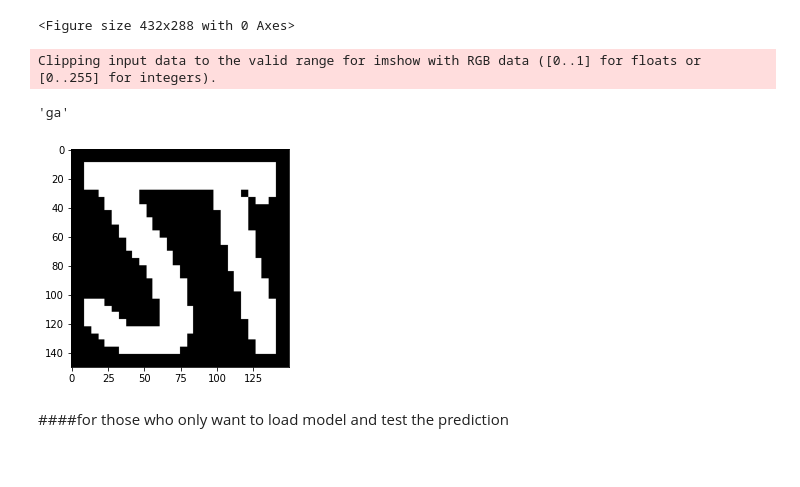
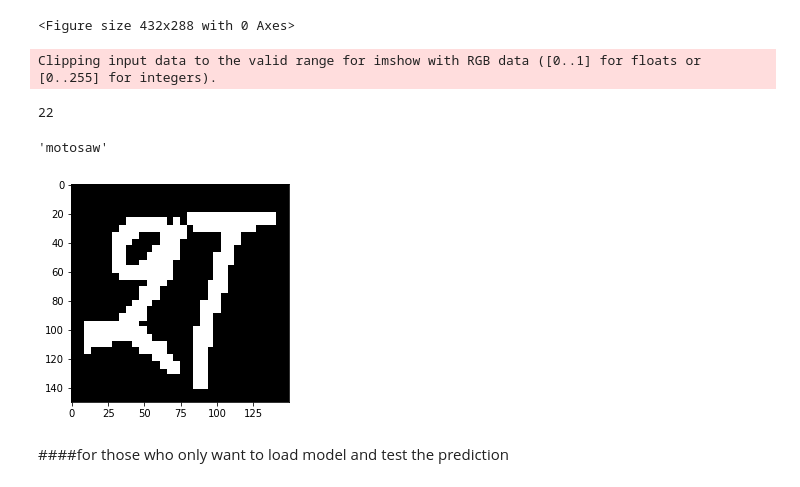
Before and after one commit to rockerritesh/Nepali_devanagari_Classifier, a Jupyter notebook: Nepali_devanagari_Classifier(Ka,Kha,Ga).ipynb, the cells around one changed output. Saved outputs shown, nothing was run; the diff lists cells and outputs as text; code cells hidden in the pictures.

```diff
--- a/Nepali_devanagari_Classifier(Ka,Kha,Ga).ipynb
+++ b/Nepali_devanagari_Classifier(Ka,Kha,Ga).ipynb
@@ -247,28 +247,29 @@ plt.savefig('AccVal_acc')
 # %%
 #letter in Nepali devanagari
 # %%
-a=np.array(['yna','taamatar','thaa','daa','dhaa','adna','tabala','tha','da','dha','ka','na','pa','pha','ba','bha','ma','yaw','ra','la','waw','motosaw','petchiryakha','patalosaw','ha','chhya','tra','gya','ga','gha','kna','cha','chha','ja','jha'])
+a=np.array(['yna','taamatar','thaa','daa','dhaa','adna','tabala','tha','da','dha','ka','na','pa','pha','ba','bha','ma','yaw','ra','la','waw','kha','motosaw','petchiryakha','patalosaw','ha','chhya','tra','gya','ga','gha','kna','cha','chha','ja','jha'])
 # %%
-path="data/Test_data/character_3_ga/13316.png"  #enter  path of predecting image
+path="C:/Users/Sumit/Downloads/New folder (3)/data/Test_data/character_30_motosaw/2867.png"  #enter  path of predecting image
 
 from keras.preprocessing.image import ImageDataGenerator, array_to_img, img_to_array, load_img
 test=load_img(path,grayscale=False,target_size=(150,150))
 test1 = img_to_array(test)
 test1.shape
 import matplotlib.pyplot as plt
 
 plt.imshow(test1.reshape(150,150,3))
 test1=test1/255
 
 
 y=model.predict(test1.reshape(1,150,150,3))
-p=np.argmax(y)-1
-
+p=np.argmax(y)
+print(p)
 a[p]
 # %% [output]
 Clipping input data to the valid range for imshow with RGB data ([0..1] for floats or [0..255] for integers).
-'ga'
+22
+'motosaw'
-[figure, old version]
+[figure, new version]
 # %% [markdown]
 ####for those who only want to load model and test the prediction
 # %% [markdown]
```
Also changed, not shown: parts of 6 cells of this notebook.
